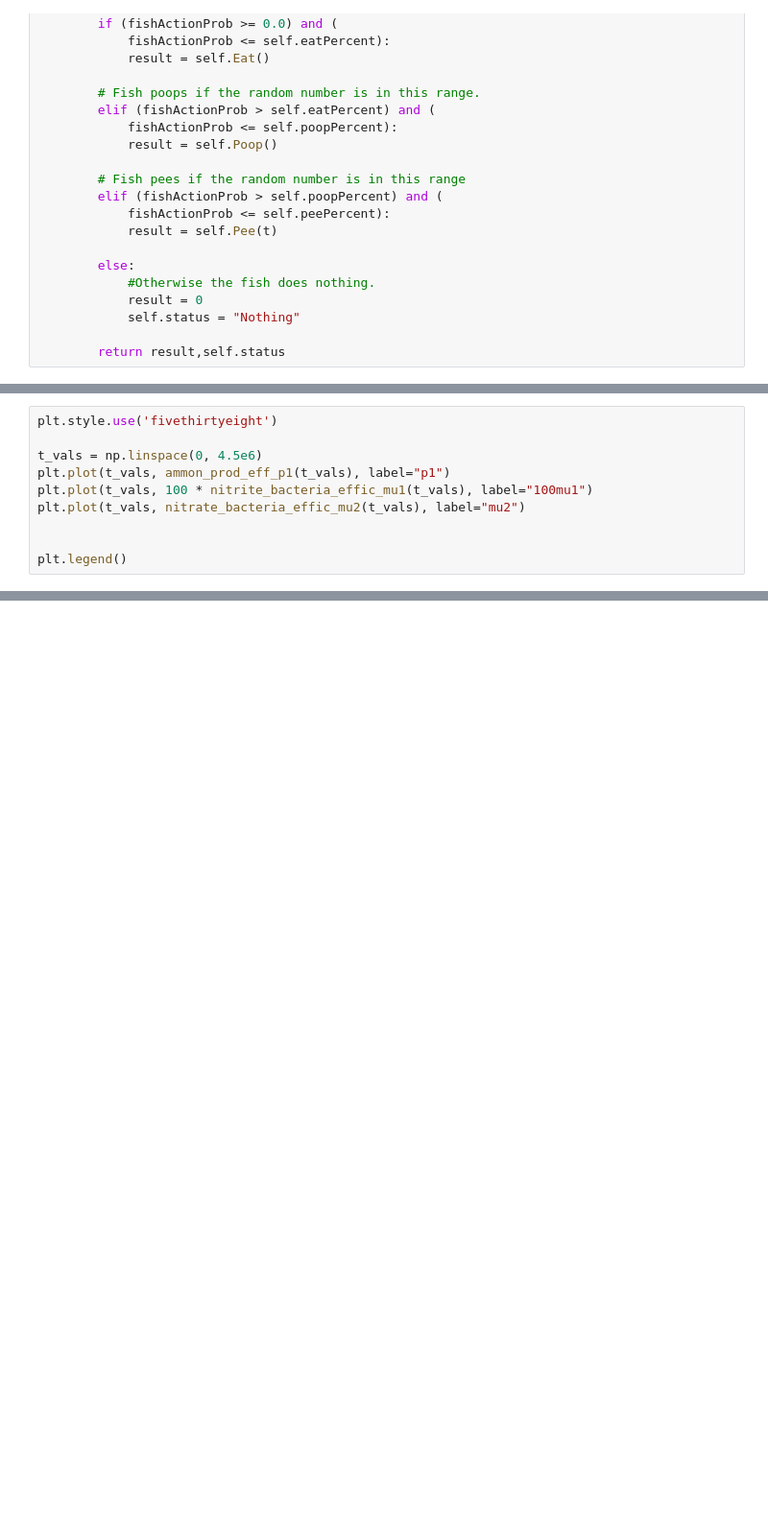
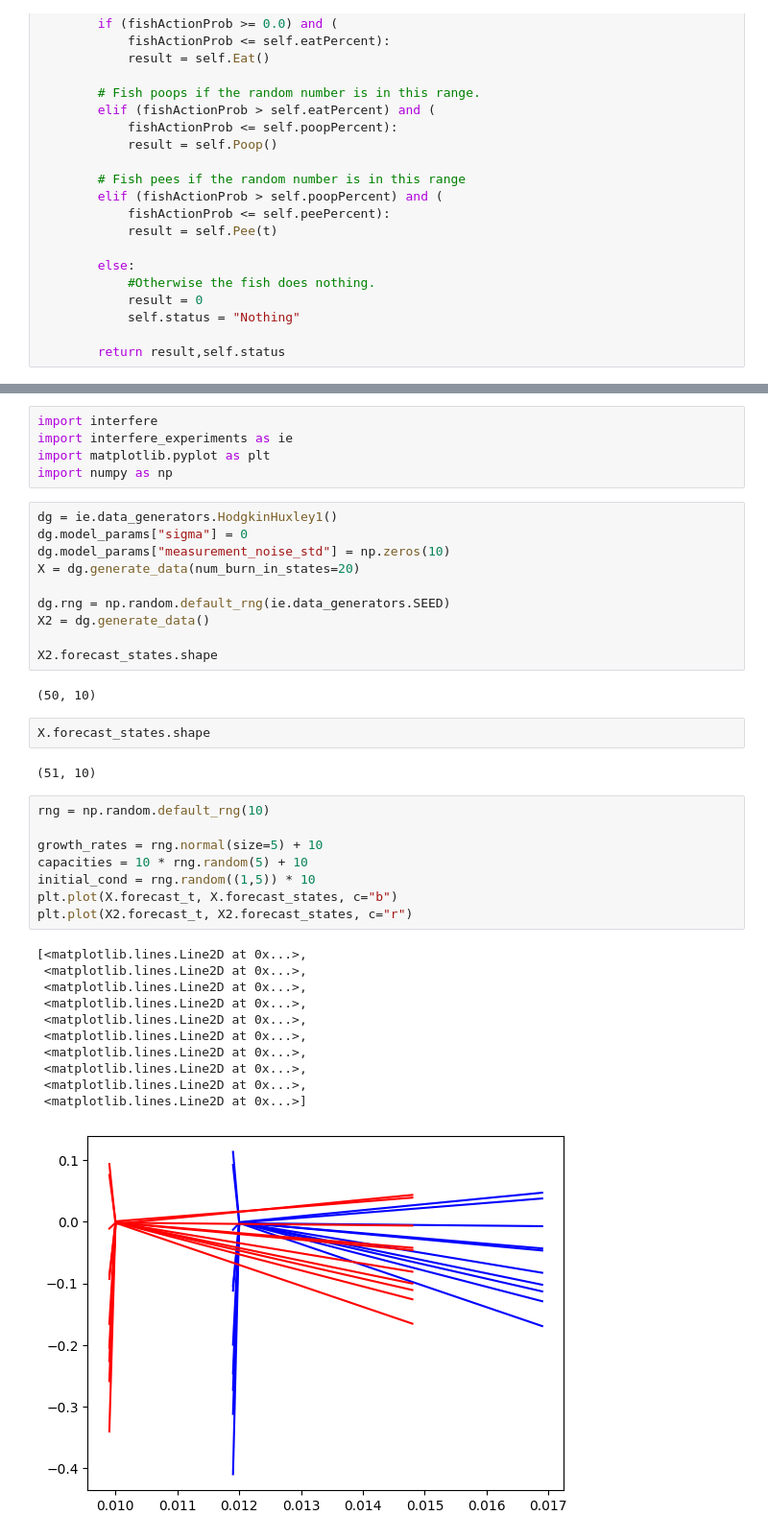
Before and after one commit to djpasseyjr/interfere_experiments, a Jupyter notebook: notebooks/scratch.ipynb, the cells around one changed output, grey strips where cells are left out. Shown at 96% size. Cells and saved outputs as stored; diff of their text form; blank space fills up the shorter version.

```diff
--- a/notebooks/scratch.ipynb
+++ b/notebooks/scratch.ipynb
@@ -985,10 +840,0 @@ import matplotlib.pyplot as plt
-# %%
-plt.style.use('fivethirtyeight')
-
-t_vals = np.linspace(0, 4.5e6)
-plt.plot(t_vals, ammon_prod_eff_p1(t_vals), label="p1")
-plt.plot(t_vals, 100 * nitrite_bacteria_effic_mu1(t_vals), label="100mu1")
-plt.plot(t_vals, nitrate_bacteria_effic_mu2(t_vals), label="mu2")
-
-
-plt.legend()
@@ -1021,0 +1536,41 @@ TypeError: __init__() missing 1 required positional argument: 'dim'
+# %%
+import interfere
+import interfere_experiments as ie
+import matplotlib.pyplot as plt
+import numpy as np
+# %%
+dg = ie.data_generators.HodgkinHuxley1()
+dg.model_params["sigma"] = 0
+dg.model_params["measurement_noise_std"] = np.zeros(10)
+X = dg.generate_data(num_burn_in_states=20)
+
+dg.rng = np.random.default_rng(ie.data_generators.SEED)
+X2 = dg.generate_data()
+
+X2.forecast_states.shape
+# %% [output]
+(50, 10)
+# %%
+X.forecast_states.shape
+# %% [output]
+(51, 10)
+# %%
+rng = np.random.default_rng(10)
+
+growth_rates = rng.normal(size=5) + 10
+capacities = 10 * rng.random(5) + 10
+initial_cond = rng.random((1,5)) * 10
+plt.plot(X.forecast_t, X.forecast_states, c="b")
+plt.plot(X2.forecast_t, X2.forecast_states, c="r")
+# %% [output]
+[<matplotlib.lines.Line2D at 0x...>,
+ <matplotlib.lines.Line2D at 0x...>,
+ <matplotlib.lines.Line2D at 0x...>,
+ <matplotlib.lines.Line2D at 0x...>,
+ <matplotlib.lines.Line2D at 0x...>,
+ <matplotlib.lines.Line2D at 0x...>,
+ <matplotlib.lines.Line2D at 0x...>,
+ <matplotlib.lines.Line2D at 0x...>,
+ <matplotlib.lines.Line2D at 0x...>,
+ <matplotlib.lines.Line2D at 0x...>]
+[figure, added]
```
Also changed, not shown: parts of 90 cells of this notebook, 8 other files.
